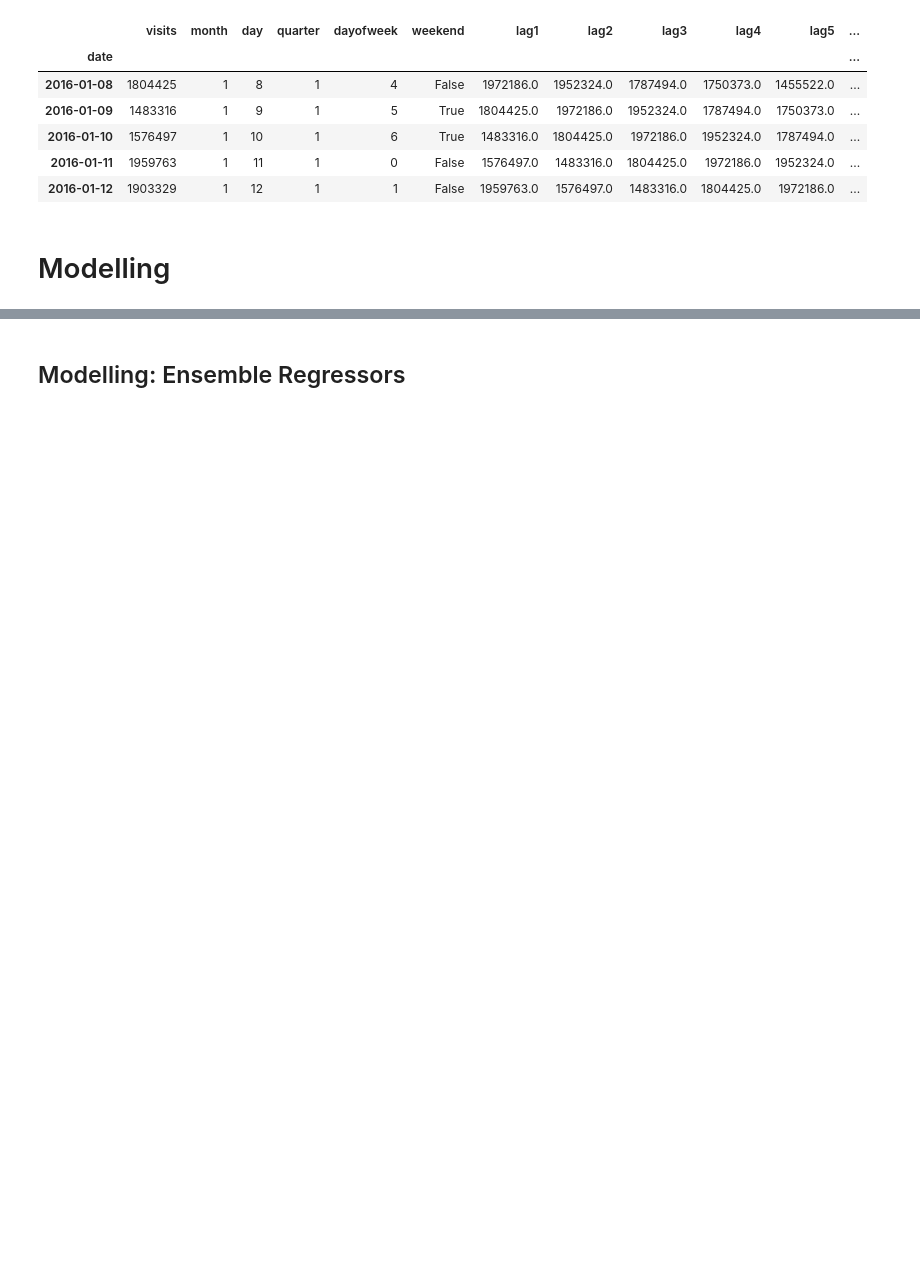
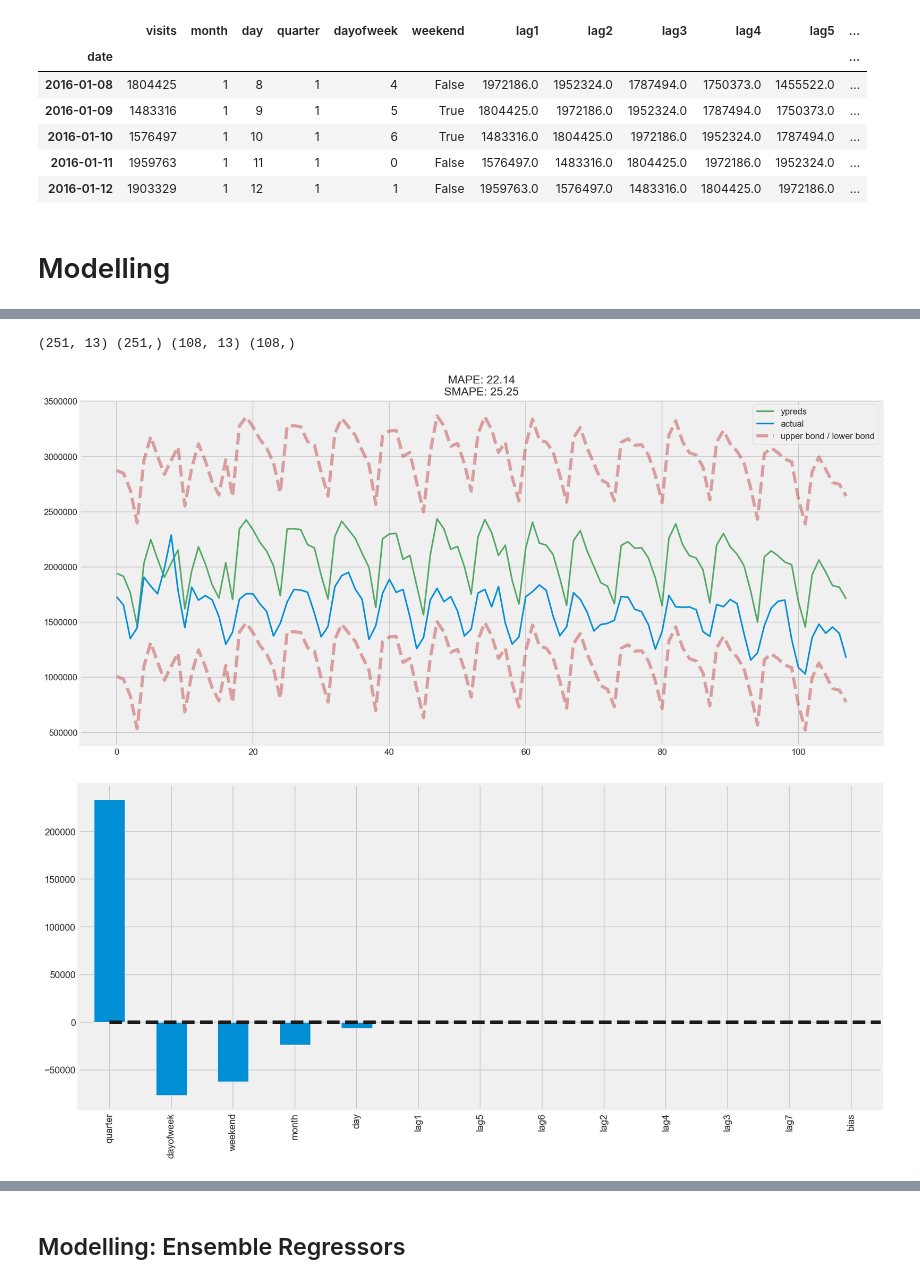
Before and after one commit to bhishanpdl/Project_Web_Traffic_Timeseries_Forecasting, a Jupyter notebook: notebooks/d03_timeseries_modelling_sklearn.ipynb, the cells around one changed output, grey strips where cells are left out. Cells and saved outputs as stored; diff of their text form; code cells hidden in the pictures; blank space fills up the shorter version.

```diff
--- a/notebooks/d03_timeseries_modelling_sklearn.ipynb
+++ b/notebooks/d03_timeseries_modelling_sklearn.ipynb
@@ -80,3 +104,13 @@ def show_method_attributes(method, ncols=7,start=None):
+# %%
+def mean_absolute_percentage_error(y_true, y_pred):
+    return np.mean(np.abs((y_true - y_pred) / y_true)) * 100
+
+
+def smape(y_true, y_pred):
+    denominator = (np.abs(y_true) + np.abs(y_pred))
+    diff = np.abs(y_true - y_pred) / denominator
+    diff[denominator == 0] = 0.0
+    return 200 * np.mean(diff)
 # %% [markdown]
 # Load the data
 # %%
@@ -282,0 +362,4 @@ ts = data['visits']
+# %%
+print(Xtrain.shape, ytrain.shape, Xtest.shape, ytest.shape)
+# %% [output]
+(251, 13) (251,) (108, 13) (108,)
@@ -282,0 +424,24 @@ ts = data['visits']
+# %%
+def plot_coefficients(model, Xtrain_columns):
+    """Plot of coefficients
+    """
+
+    coefs = pd.DataFrame(model.coef_,  Xtrain_columns)
+    coefs.columns = ["coef"]
+    coefs["abs"] = coefs.coef.apply(np.abs)
+    coefs = coefs.sort_values(by="abs", ascending=False).drop(["abs"], axis=1)
+
+    plt.figure(figsize=(15, 7))
+    coefs.coef.plot(kind='bar')
+    plt.grid(True, axis='y')
+    plt.hlines(y=0, xmin=0, xmax=len(coefs), linestyles='dashed');
+# %%
+# Linear Regression
+lr = LinearRegression()
+lr.fit(Xtrain, ytrain)
+
+plot_model_results(lr, Xtrain,Xtest,ytest,plot_intervals=True)
+plot_coefficients(lr, data.columns.drop('visits'))
+# %% [output]
+[figure, added]
+[figure, added]
```
Also changed, not shown: parts of 42 cells of this notebook, 1 other file.
